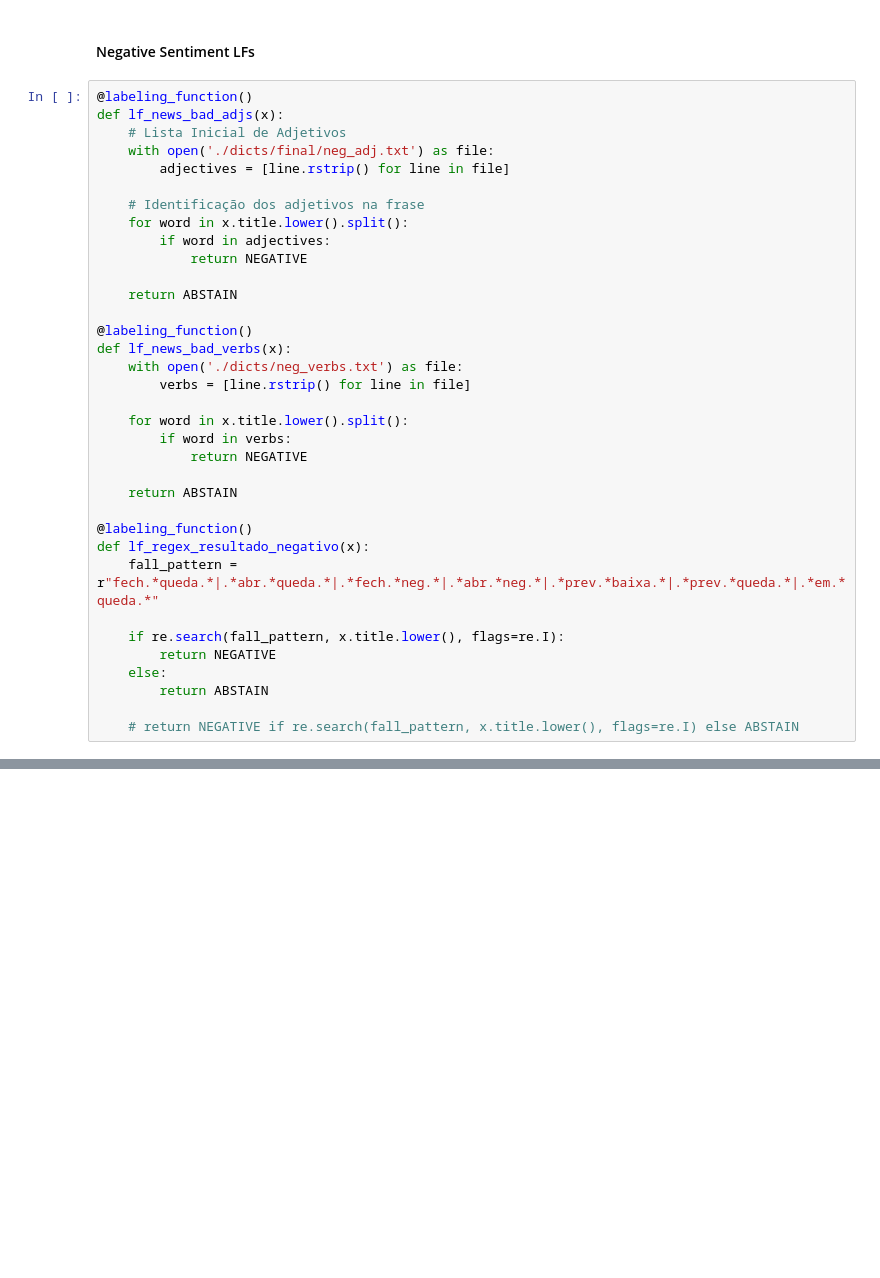
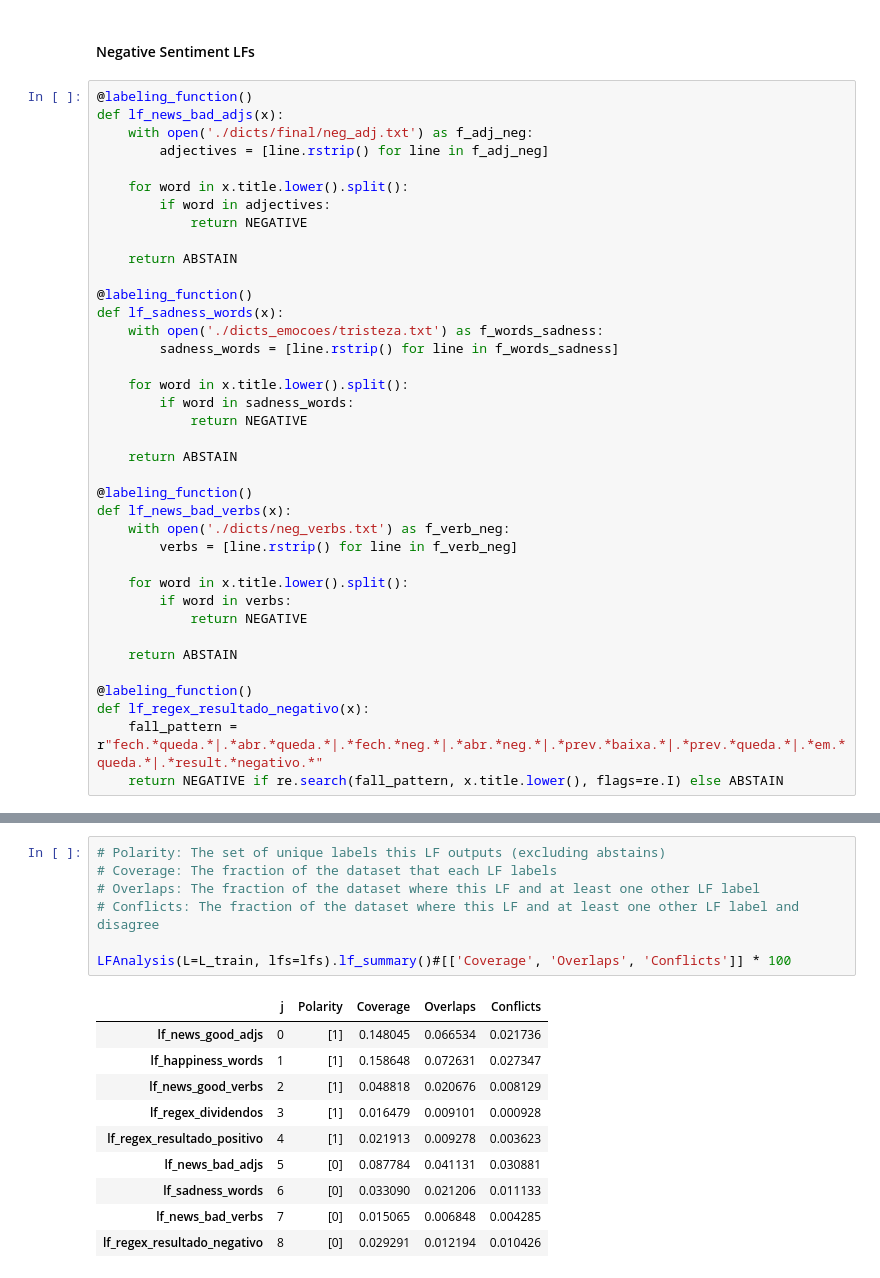
Before and after one commit to mso13/Mestrado_PPGI, a Jupyter notebook: src/sentiment_classifier/Snorkel Sentiment Classifier.ipynb, the cells around one changed output, grey strips where cells are left out. Cells and saved outputs as stored; diff of their text form; blank space fills up the shorter version.

```diff
--- a/src/sentiment_classifier/Snorkel Sentiment Classifier.ipynb
+++ b/src/sentiment_classifier/Snorkel Sentiment Classifier.ipynb
@@ -232,11 +266,9 @@ def lf_regex_resultado_positivo(x):
 # %%
 @labeling_function()
 def lf_news_bad_adjs(x):
-    # Lista Inicial de Adjetivos
-    with open('./dicts/final/neg_adj.txt') as file:
-        adjectives = [line.rstrip() for line in file]
+    with open('./dicts/final/neg_adj.txt') as f_adj_neg:
+        adjectives = [line.rstrip() for line in f_adj_neg]
 
-    # Identificação dos adjetivos na frase
     for word in x.title.lower().split():
         if word in adjectives:
             return NEGATIVE
@@ -244,9 +276,20 @@ def lf_news_bad_adjs(x):
     return ABSTAIN
 
 @labeling_function()
+def lf_sadness_words(x):
+    with open('./dicts_emocoes/tristeza.txt') as f_words_sadness:
+        sadness_words = [line.rstrip() for line in f_words_sadness]
+
+    for word in x.title.lower().split():
+        if word in sadness_words:
+            return NEGATIVE
+
+    return ABSTAIN
+
+@labeling_function()
 def lf_news_bad_verbs(x):
-    with open('./dicts/neg_verbs.txt') as file:
-        verbs = [line.rstrip() for line in file]
+    with open('./dicts/neg_verbs.txt') as f_verb_neg:
+        verbs = [line.rstrip() for line in f_verb_neg]
 
     for word in x.title.lower().split():
         if word in verbs:
@@ -256,11 +299,5 @@ def lf_news_bad_verbs(x):
 
 @labeling_function()
 def lf_regex_resultado_negativo(x):
-    fall_pattern = r"fech.*queda.*|.*abr.*queda.*|.*fech.*neg.*|.*abr.*neg.*|.*prev.*baixa.*|.*prev.*queda.*|.*em.*queda.*"
-
-    if re.search(fall_pattern, x.title.lower(), flags=re.I):
-        return NEGATIVE
-    else:
-        return ABSTAIN
-
-    # return NEGATIVE if re.search(fall_pattern, x.title.lower(), flags=re.I) else ABSTAIN
+    fall_pattern = r"fech.*queda.*|.*abr.*queda.*|.*fech.*neg.*|.*abr.*neg.*|.*prev.*baixa.*|.*prev.*queda.*|.*em.*queda.*|.*result.*negativo.*"
+    return NEGATIVE if re.search(fall_pattern, x.title.lower(), flags=re.I) else ABSTAIN
@@ -271 +347,19 @@ df.rename(columns={'text': 'title'}, inplace=True)
+# %%
+# Polarity: The set of unique labels this LF outputs (excluding abstains)
+# Coverage: The fraction of the dataset that each LF labels
+# Overlaps: The fraction of the dataset where this LF and at least one other LF label
+# Conflicts: The fraction of the dataset where this LF and at least one other LF label and disagree
+
+LFAnalysis(L=L_train, lfs=lfs).lf_summary()#[['Coverage', 'Overlaps', 'Conflicts']] * 100
+# %% [output]
+|  | j | Polarity | Coverage | Overlaps | Conflicts |
+| lf_news_good_adjs | 0 | [1] | 0.148045 | 0.066534 | 0.021736 |
+| lf_happiness_words | 1 | [1] | 0.158648 | 0.072631 | 0.027347 |
+| lf_news_good_verbs | 2 | [1] | 0.048818 | 0.020676 | 0.008129 |
+| lf_regex_dividendos | 3 | [1] | 0.016479 | 0.009101 | 0.000928 |
+| lf_regex_resultado_positivo | 4 | [1] | 0.021913 | 0.009278 | 0.003623 |
+| lf_news_bad_adjs | 5 | [0] | 0.087784 | 0.041131 | 0.030881 |
+| lf_sadness_words | 6 | [0] | 0.033090 | 0.021206 | 0.011133 |
+| lf_news_bad_verbs | 7 | [0] | 0.015065 | 0.006848 | 0.004285 |
+| lf_regex_resultado_negativo | 8 | [0] | 0.029291 | 0.012194 | 0.010426 |
 # %%
```
Also changed, not shown: parts of 19 cells of this notebook.
